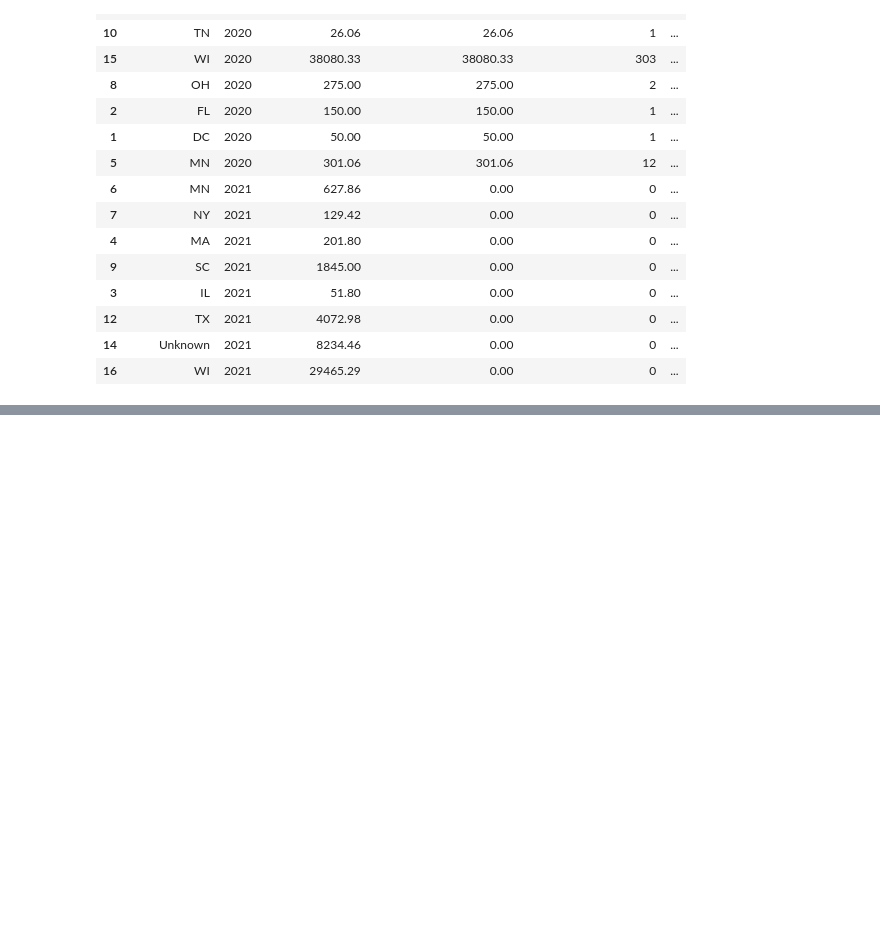
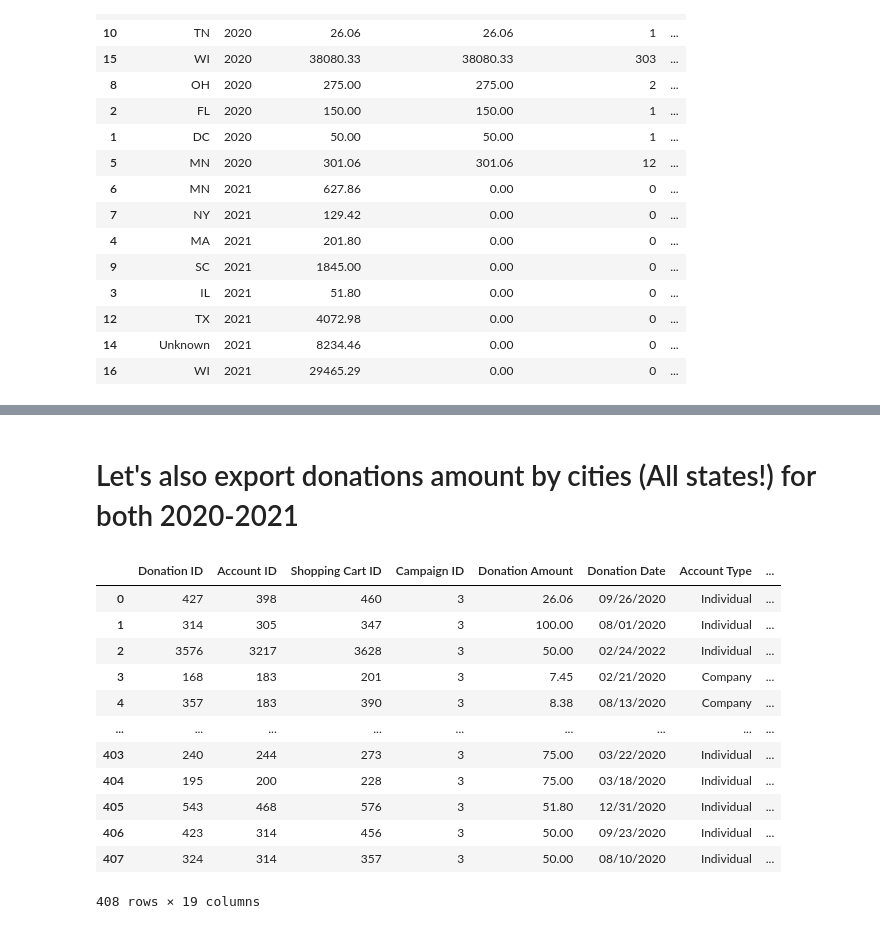
Before and after one commit to GauravChopra9/Biokind, a Jupyter notebook: analysis_notebook.ipynb, the cells around one changed output, grey strips where cells are left out. Saved outputs shown, nothing was run; the diff lists cells and outputs as text; code cells hidden in the pictures; blank space fills up the shorter version.

```diff
--- a/analysis_notebook.ipynb
+++ b/analysis_notebook.ipynb
@@ -340,0 +360,18 @@ donation_by_state[donation_by_state['State/Province'] != 'Unknown'].to_csv('dona
+# %% [markdown]
+# Let's also export donations amount by cities (All states!) for both 2020-2021
+# %%
+df_2020_cleaned_state
+# %% [output]
+|  | Donation ID | Account ID | Shopping Cart ID | Campaign ID | Donation Amount | Donation Date | Account Type | ... |
+| 0 | 427 | 398 | 460 | 3 | 26.06 | 09/26/2020 | Individual | ... |
+| 1 | 314 | 305 | 347 | 3 | 100.00 | 08/01/2020 | Individual | ... |
+| 2 | 3576 | 3217 | 3628 | 3 | 50.00 | 02/24/2022 | Individual | ... |
+| 3 | 168 | 183 | 201 | 3 | 7.45 | 02/21/2020 | Company | ... |
+| 4 | 357 | 183 | 390 | 3 | 8.38 | 08/13/2020 | Company | ... |
+| ... | ... | ... | ... | ... | ... | ... | ... | ... |
+| 403 | 240 | 244 | 273 | 3 | 75.00 | 03/22/2020 | Individual | ... |
+| 404 | 195 | 200 | 228 | 3 | 75.00 | 03/18/2020 | Individual | ... |
+| 405 | 543 | 468 | 576 | 3 | 51.80 | 12/31/2020 | Individual | ... |
+| 406 | 423 | 314 | 456 | 3 | 50.00 | 09/23/2020 | Individual | ... |
+| 407 | 324 | 314 | 357 | 3 | 50.00 | 08/10/2020 | Individual | ... |
+408 rows × 19 columns
```
Also changed, not shown: parts of 7 cells of this notebook, 7 other files.
